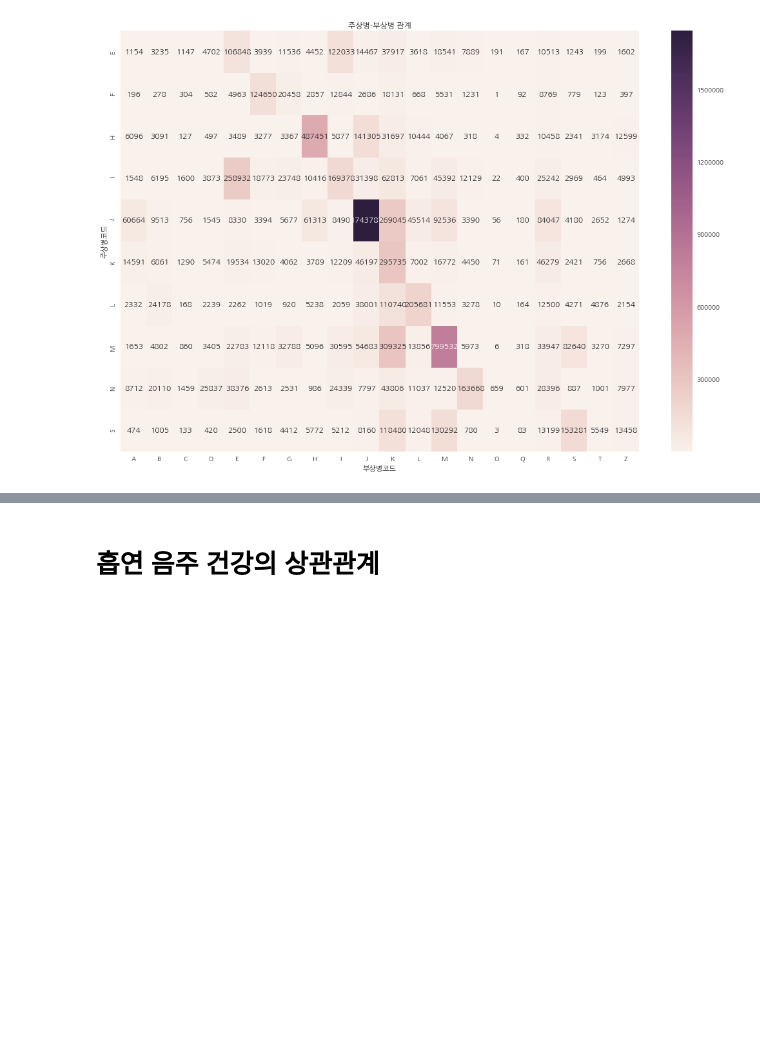
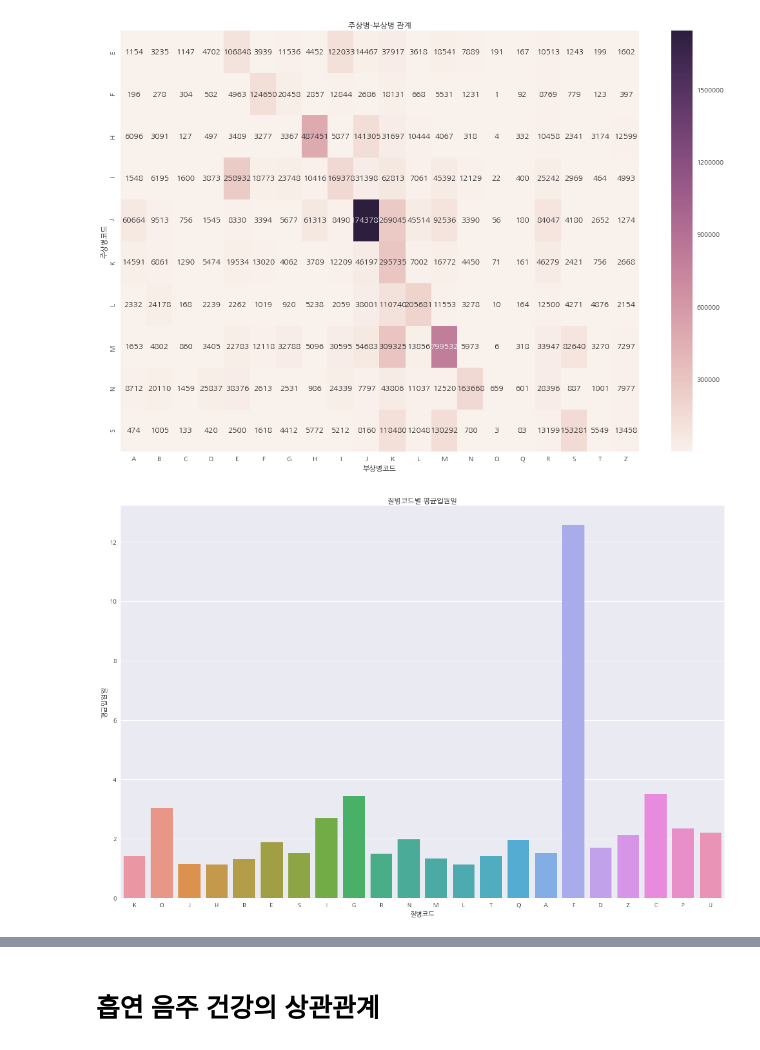
Before and after one commit to yolo0220/National_Health_Insurance_Sharing_Service_Project, a Jupyter notebook: Exploratory_Data_Analysis.ipynb, the cells around one changed output, grey strips where cells are left out. Cells and saved outputs as stored; diff of their text form; code cells hidden in the pictures; blank space fills up the shorter version.

```diff
--- a/Exploratory_Data_Analysis.ipynb
+++ b/Exploratory_Data_Analysis.ipynb
@@ -413,3 +442,12 @@ plt.ylabel("주상병코드")
 plt.show()
 # %% [output]
 [figure]
+# %%
+plt.figure(figsize=(18, 12))
+sns.barplot(x="MAIN_SICK_CODE", y="RECN", data=t20, ci=None)
+plt.title(u"질병코드별 평균입원일")
+plt.xlabel(u"질병코드")
+plt.ylabel(u"평균입원일")
+plt.show()
+# %% [output]
+[figure, added]
```
Also changed, not shown: parts of 19 cells of this notebook.
